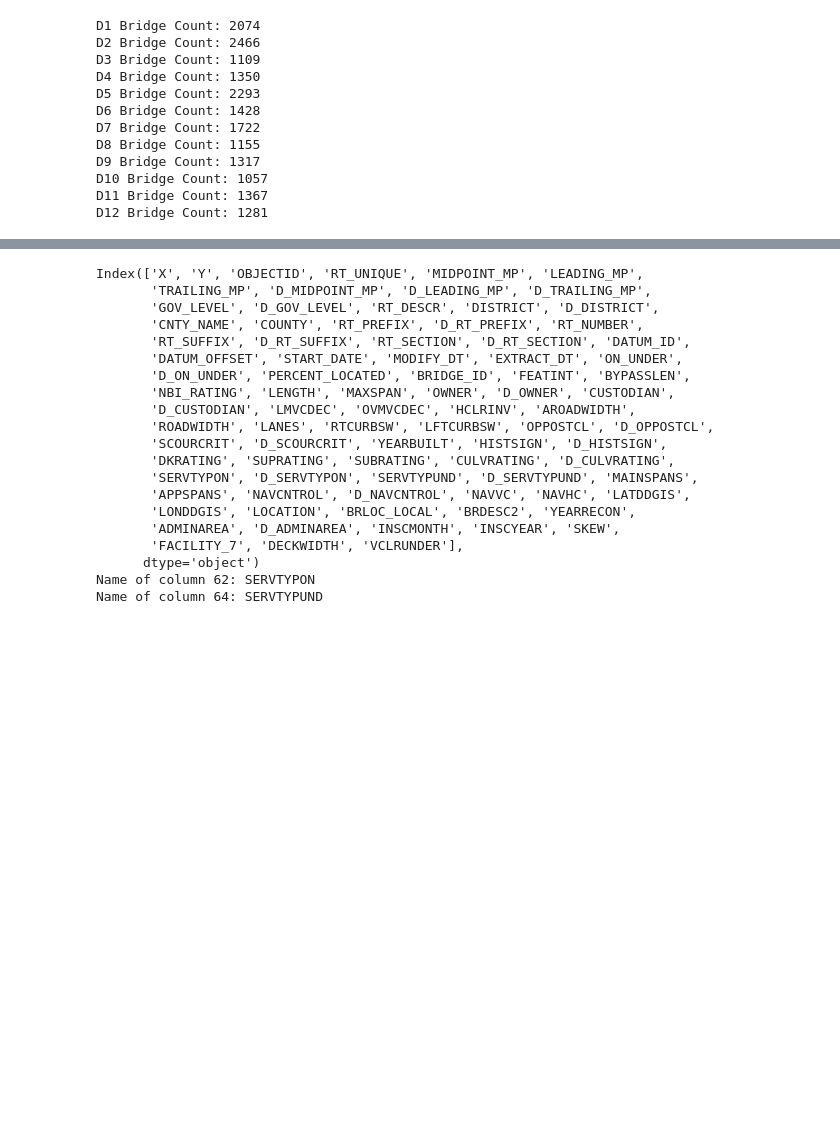
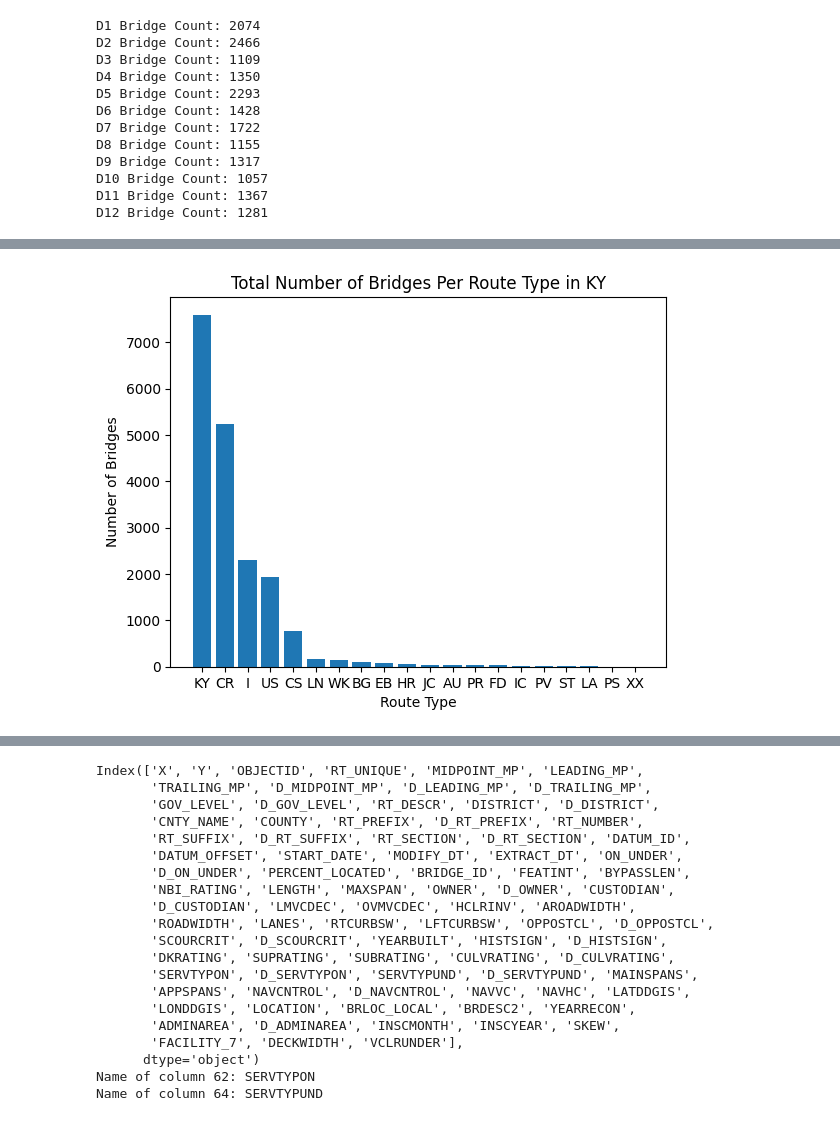
Before and after one commit to DaveenK/KYTC_Bridges, a Jupyter notebook: ky-bridge-analysis-DaveenKnue.ipynb, the cells around one changed output, grey strips where cells are left out. Drawn from its saved outputs; the diff is of its cells as text; code cells hidden in the pictures; blank space fills up the shorter version.

```diff
--- a/ky-bridge-analysis-DaveenKnue.ipynb
+++ b/ky-bridge-analysis-DaveenKnue.ipynb
@@ -100,0 +120,16 @@ D10 Bridge Count: 1057
+# %%
+# Count Bridges per Route Type
+route_bridge_counts = df['RT_PREFIX'].value_counts()
+
+#print bridge counts for each route type
+#for route, count in route_bridge_counts.items():
+#    print(f"{route} Bridge Count: {count}")
+
+plt.bar(route_bridge_counts.index, route_bridge_counts.values)
+plt.xlabel('Route Type')
+plt.ylabel('Number of Bridges')
+plt.title('Total Number of Bridges Per Route Type in KY')
+#plt.xticks(rotation=45)
+plt.show()
+# %% [output]
+[figure, added]
```
Also changed, not shown: parts of 8 cells of this notebook, 1 other file.
